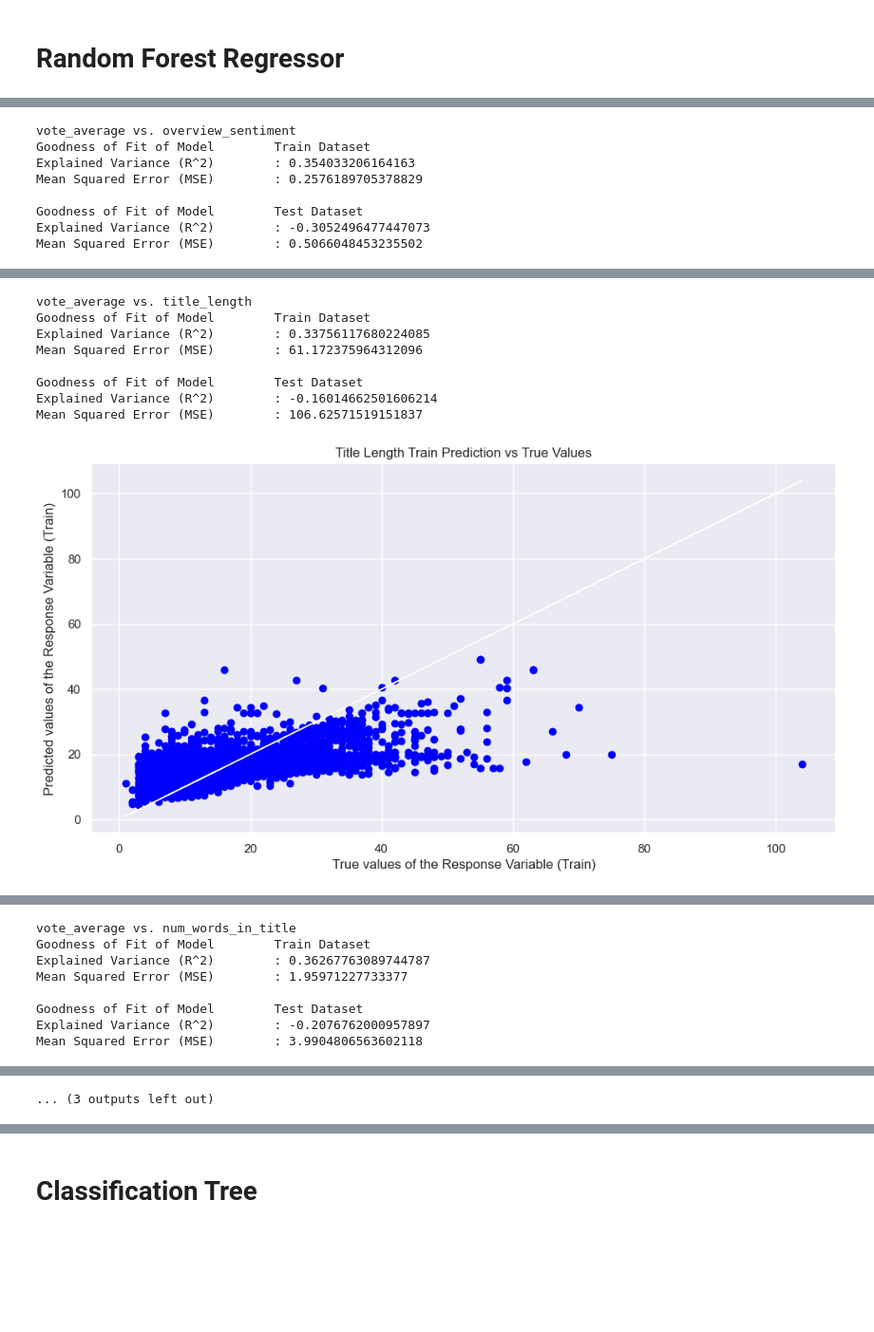
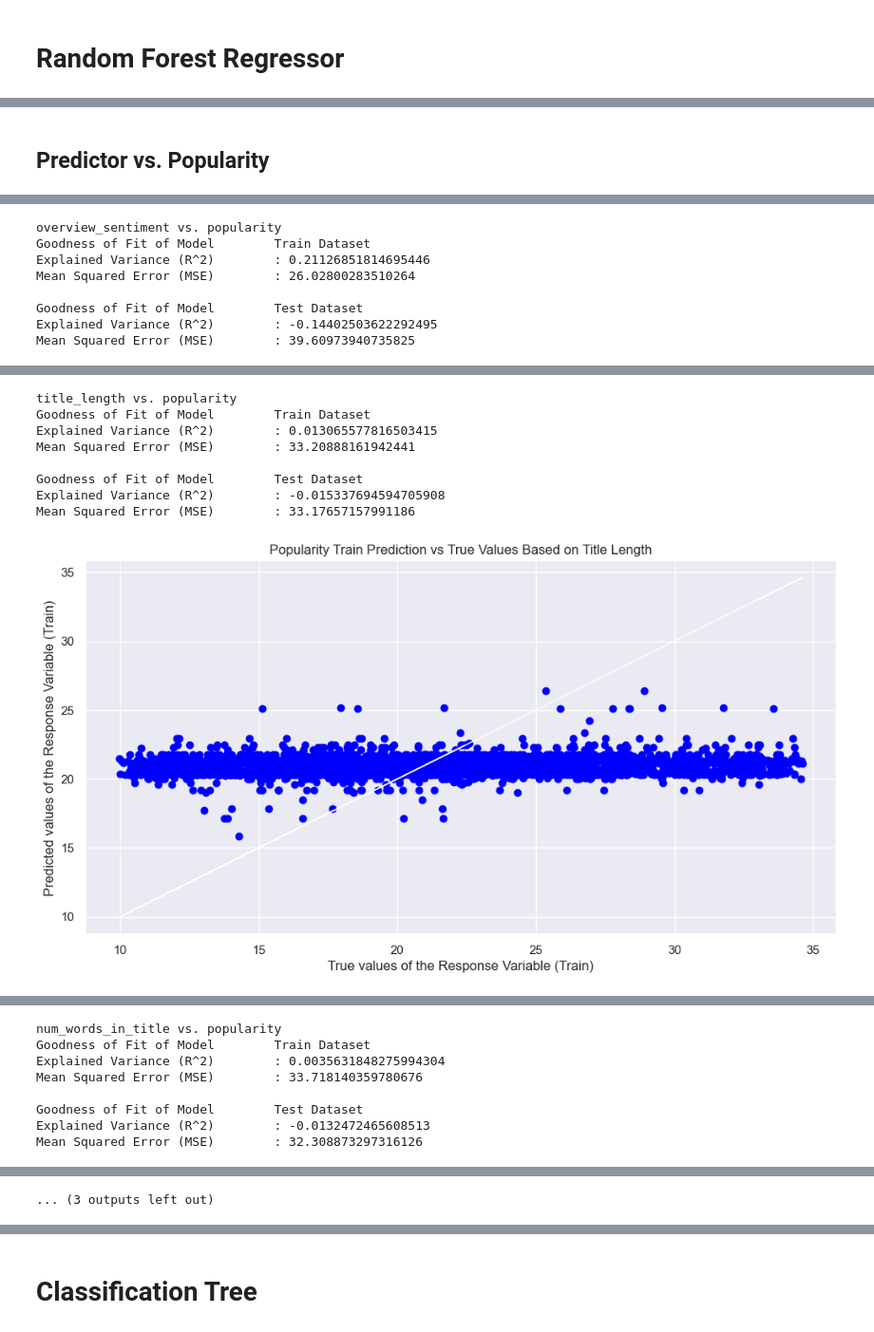
Before and after one commit to ChristopherOka/SC1015-mini-project, a Jupyter notebook: scripts/model.ipynb, the cells around one changed output, grey strips where cells are left out. Shown at 95% size. Saved outputs shown, nothing was run; the diff lists cells and outputs as text; code cells hidden in the pictures; blank space fills up the shorter version.

```diff
--- a/scripts/model.ipynb
+++ b/scripts/model.ipynb
@@ -236,21 +340,23 @@ R^2 0.0004916554421928732
+# %% [markdown]
+## Predictor vs. Popularity
 # %%
-title_sentiment_random_forest = generateRandomForestRegressor(data, "vote_average", "title_sentiment", 150, 0)
-generatePredictVsTruePlot(title_sentiment_random_forest['response_train'], title_sentiment_random_forest['response_train_pred'], "Title Sentiment Train Prediction vs True Values")
-generatePredictVsTruePlot(title_sentiment_random_forest['response_test'], title_sentiment_random_forest['response_test_pred'], "Title Sentiment Test Prediction vs True Values")
+title_sentiment_random_forest = generateRandomForestRegressor(data, "title_sentiment", "popularity", 200, 0)
+generatePredictVsTruePlot(title_sentiment_random_forest['response_train'], title_sentiment_random_forest['response_train_pred'], "Popularity Train Prediction vs True Values Based on Title Sentiment")
+generatePredictVsTruePlot(title_sentiment_random_forest['response_test'], title_sentiment_random_forest['response_test_pred'], "Popularity Test Prediction vs True Values Based on Title Sentiment")
 
-overview_sentiment_random_forest = generateRandomForestRegressor(data, "vote_average", "overview_sentiment", 150, 0)
-generatePredictVsTruePlot(overview_sentiment_random_forest['response_train'], overview_sentiment_random_forest['response_train_pred'], "Overview Sentiment Train Prediction vs True Values")
-generatePredictVsTruePlot(overview_sentiment_random_forest['response_test'], overview_sentiment_random_forest['response_test_pred'], "Overview Sentiment Test Prediction vs True Values")
+overview_sentiment_random_forest = generateRandomForestRegressor(data, "overview_sentiment", "popularity", 200, 0)
+generatePredictVsTruePlot(overview_sentiment_random_forest['response_train'], overview_sentiment_random_forest['response_train_pred'], "Popularity Train Prediction vs True Values Based on Overview Sentiment")
+generatePredictVsTruePlot(overview_sentiment_random_forest['response_test'], overview_sentiment_random_forest['response_test_pred'], "Popularity Test Prediction vs True Values Based on Overview Sentiment")
 
-title_length_random_forest = generateRandomForestRegressor(data, "vote_average", "title_length", 150, 0)
-generatePredictVsTruePlot(title_length_random_forest['response_train'], title_length_random_forest['response_train_pred'], "Title Length Train Prediction vs True Values")
-generatePredictVsTruePlot(title_length_random_forest['response_test'], title_length_random_forest['response_test_pred'], "Title Length Test Prediction vs True Values")
+title_length_random_forest = generateRandomForestRegressor(data, "title_length", "popularity", 200, 0)
+generatePredictVsTruePlot(title_length_random_forest['response_train'], title_length_random_forest['response_train_pred'], "Popularity Train Prediction vs True Values Based on Title Length")
+generatePredictVsTruePlot(title_length_random_forest['response_test'], title_length_random_forest['response_test_pred'], "Popularity Test Prediction vs True Values Based on Title Length")
 
-num_words_in_title_random_forest = generateRandomForestRegressor(data, "vote_average", "num_words_in_title", 150, 0)
-generatePredictVsTruePlot(num_words_in_title_random_forest['response_train'], num_words_in_title_random_forest['response_train_pred'], "Number of Words in Title Train Prediction vs True Values")
-generatePredictVsTruePlot(num_words_in_title_random_forest['response_test'], num_words_in_title_random_forest['response_test_pred'], "Number of Words in Title Test Prediction vs True Values")
+num_words_in_title_random_forest = generateRandomForestRegressor(data, "num_words_in_title", "popularity", 200, 0)
+generatePredictVsTruePlot(num_words_in_title_random_forest['response_train'], num_words_in_title_random_forest['response_train_pred'], "Popularity Train Prediction vs True Values Based on Number of Words in Title")
+generatePredictVsTruePlot(num_words_in_title_random_forest['response_test'], num_words_in_title_random_forest['response_test_pred'], "Popularity Test Prediction vs True Values Based on Number of Words in Title")
 
-average_title_word_length_random_forest = generateRandomForestRegressor(data, "vote_average", "average_title_word_length", 150, 0)
-generatePredictVsTruePlot(average_title_word_length_random_forest['response_train'], average_title_word_length_random_forest['response_train_pred'], "Average Title Word Length Train Prediction vs True Values")
-generatePredictVsTruePlot(average_title_word_length_random_forest['response_test'], average_title_word_length_random_forest['response_test_pred'], "Average Title Word Length Test Prediction vs True Values")
+average_title_word_length_random_forest = generateRandomForestRegressor(data, "average_title_word_length", "popularity", 200, 0)
+generatePredictVsTruePlot(average_title_word_length_random_forest['response_train'], average_title_word_length_random_forest['response_train_pred'], "Popularity Train Prediction vs True Values Based on Average Title Word Length")
+generatePredictVsTruePlot(average_title_word_length_random_forest['response_test'], average_title_word_length_random_forest['response_test_pred'], "Popularity Test Prediction vs True Values Based on Average Title Word Length")
 # %% [output]
@@ -267,8 +373,8 @@ Mean Squared Error (MSE)        : 0.07214317068951658
-vote_average vs. overview_sentiment
+overview_sentiment vs. popularity
 Goodness of Fit of Model        Train Dataset
-Explained Variance (R^2)        : 0.354033206164163
-Mean Squared Error (MSE)        : 0.2576189705378829
+Explained Variance (R^2)        : 0.21126851814695446
+Mean Squared Error (MSE)        : 26.02800283510264
 
 Goodness of Fit of Model        Test Dataset
-Explained Variance (R^2)        : -0.3052496477447073
-Mean Squared Error (MSE)        : 0.5066048453235502
+Explained Variance (R^2)        : -0.14402503622292495
+Mean Squared Error (MSE)        : 39.60973940735825
@@ -277,9 +383,9 @@ Mean Squared Error (MSE)        : 0.5066048453235502
-vote_average vs. title_length
+title_length vs. popularity
 Goodness of Fit of Model        Train Dataset
-Explained Variance (R^2)        : 0.33756117680224085
-Mean Squared Error (MSE)        : 61.172375964312096
+Explained Variance (R^2)        : 0.013065577816503415
+Mean Squared Error (MSE)        : 33.20888161942441
 
 Goodness of Fit of Model        Test Dataset
-Explained Variance (R^2)        : -0.16014662501606214
-Mean Squared Error (MSE)        : 106.62571519151837
+Explained Variance (R^2)        : -0.015337694594705908
+Mean Squared Error (MSE)        : 33.17657157991186
-[figure, old version]
+[figure, new version]
@@ -287,8 +393,8 @@ Mean Squared Error (MSE)        : 106.62571519151837
-vote_average vs. num_words_in_title
+num_words_in_title vs. popularity
 Goodness of Fit of Model        Train Dataset
-Explained Variance (R^2)        : 0.36267763089744787
-Mean Squared Error (MSE)        : 1.95971227733377
+Explained Variance (R^2)        : 0.0035631848275994304
+Mean Squared Error (MSE)        : 33.718140359780676
 
 Goodness of Fit of Model        Test Dataset
-Explained Variance (R^2)        : -0.2076762000957897
-Mean Squared Error (MSE)        : 3.9904806563602118
+Explained Variance (R^2)        : -0.0132472465608513
+Mean Squared Error (MSE)        : 32.308873297316126
```
Also changed, not shown: parts of 15 cells of this notebook.
